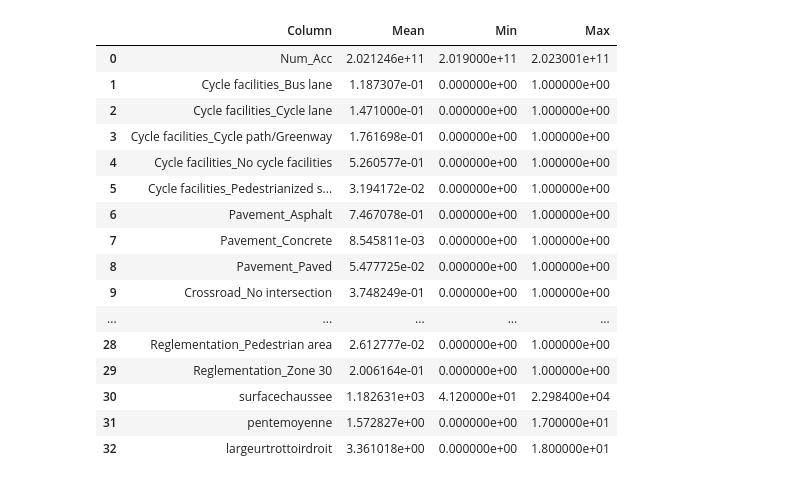
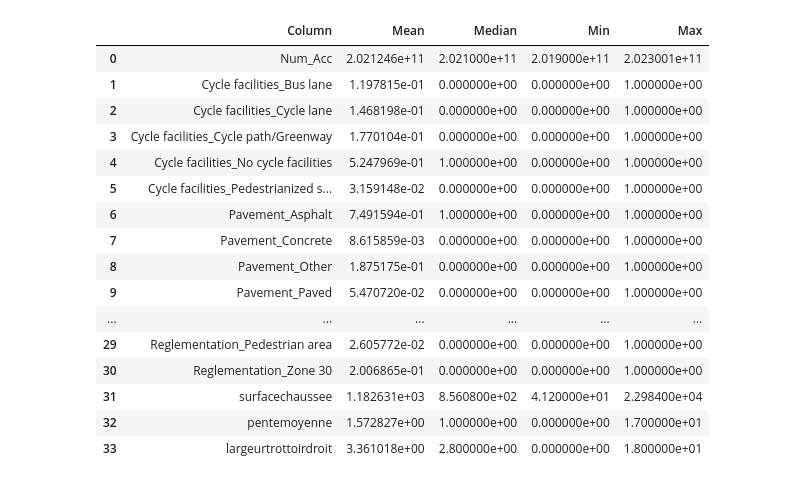
Before and after one commit to martin1207/modeling-mmv-severity, a Jupyter notebook: desc_stats_and_bivariate_test.ipynb, the cells around one changed output. Saved outputs shown, nothing was run; the diff lists cells and outputs as text; code cells hidden in the pictures.

```diff
--- a/desc_stats_and_bivariate_test.ipynb
+++ b/desc_stats_and_bivariate_test.ipynb
@@ -6,7 +3,7 @@ from scipy.stats import kstest, norm, ks_2samp
 # %%
-dataset=pd.read_csv('test_données.csv')
+dataset=pd.read_csv('final_processed_crash_dataset.csv')
 
-dataset=dataset.loc[dataset['Vehicle'].isin(['E-bike','Bike','E-scooter'])]
+dataset=dataset.loc[dataset['Vehicle'].isin(['E-bike','Bike','E-PMD'])]
 dataset=dataset.loc[dataset['severity']!=-1]
 # %%
 data_acc=dataset.drop_duplicates('Num_Acc')
@@ -42,47 +39,48 @@ var_added = pd.get_dummies(
 var_added = var_added.astype(int)
 
 # ======================================
 # Merge continuous variables from data_acc
 # ======================================
 var_added = var_added.merge(
     data_acc[['Num_Acc', 'surfacechaussee', 'pentemoyenne', 'largeurtrottoirdroit']],
     on='Num_Acc',
     how='left'
 )
 
 # ======================================
 # Compute mean, min, and max for each column
 # ======================================
 results_list = [
     {
         'Column': col,
         'Mean': var_added[col].mean(),
+        'Median': var_added[col].median(),
         'Min': var_added[col].min(),
         'Max': var_added[col].max()
     }
     for col in var_added.columns
 ]
 
 # Convert the list of dictionaries into a DataFrame
 results_df = pd.DataFrame(results_list)
 
 # Display summary statistics
 results_df
 # %% [output]
-|  | Column | Mean | Min | Max |
-| 0 | Num_Acc | 2.021246e+11 | 2.019000e+11 | 2.023001e+11 |
-| 1 | Cycle facilities_Bus lane | 1.187307e-01 | 0.000000e+00 | 1.000000e+00 |
-| 2 | Cycle facilities_Cycle lane | 1.471000e-01 | 0.000000e+00 | 1.000000e+00 |
-| 3 | Cycle facilities_Cycle path/Greenway | 1.761698e-01 | 0.000000e+00 | 1.000000e+00 |
-| 4 | Cycle facilities_No cycle facilities | 5.260577e-01 | 0.000000e+00 | 1.000000e+00 |
-| 5 | Cycle facilities_Pedestrianized s... | 3.194172e-02 | 0.000000e+00 | 1.000000e+00 |
-| 6 | Pavement_Asphalt | 7.467078e-01 | 0.000000e+00 | 1.000000e+00 |
-| 7 | Pavement_Concrete | 8.545811e-03 | 0.000000e+00 | 1.000000e+00 |
-| 8 | Pavement_Paved | 5.477725e-02 | 0.000000e+00 | 1.000000e+00 |
-| 9 | Crossroad_No intersection | 3.748249e-01 | 0.000000e+00 | 1.000000e+00 |
-| ... | ... | ... | ... | ... |
-| 28 | Reglementation_Pedestrian area | 2.612777e-02 | 0.000000e+00 | 1.000000e+00 |
-| 29 | Reglementation_Zone 30 | 2.006164e-01 | 0.000000e+00 | 1.000000e+00 |
-| 30 | surfacechaussee | 1.182631e+03 | 4.120000e+01 | 2.298400e+04 |
-| 31 | pentemoyenne | 1.572827e+00 | 0.000000e+00 | 1.700000e+01 |
-| 32 | largeurtrottoirdroit | 3.361018e+00 | 0.000000e+00 | 1.800000e+01 |
+|  | Column | Mean | Median | Min | Max |
+| 0 | Num_Acc | 2.021246e+11 | 2.021000e+11 | 2.019000e+11 | 2.023001e+11 |
+| 1 | Cycle facilities_Bus lane | 1.197815e-01 | 0.000000e+00 | 0.000000e+00 | 1.000000e+00 |
+| 2 | Cycle facilities_Cycle lane | 1.468198e-01 | 0.000000e+00 | 0.000000e+00 | 1.000000e+00 |
+| 3 | Cycle facilities_Cycle path/Greenway | 1.770104e-01 | 0.000000e+00 | 0.000000e+00 | 1.000000e+00 |
+| 4 | Cycle facilities_No cycle facilities | 5.247969e-01 | 1.000000e+00 | 0.000000e+00 | 1.000000e+00 |
+| 5 | Cycle facilities_Pedestrianized s... | 3.159148e-02 | 0.000000e+00 | 0.000000e+00 | 1.000000e+00 |
+| 6 | Pavement_Asphalt | 7.491594e-01 | 1.000000e+00 | 0.000000e+00 | 1.000000e+00 |
+| 7 | Pavement_Concrete | 8.615859e-03 | 0.000000e+00 | 0.000000e+00 | 1.000000e+00 |
+| 8 | Pavement_Other | 1.875175e-01 | 0.000000e+00 | 0.000000e+00 | 1.000000e+00 |
+| 9 | Pavement_Paved | 5.470720e-02 | 0.000000e+00 | 0.000000e+00 | 1.000000e+00 |
+| ... | ... | ... | ... | ... | ... |
+| 29 | Reglementation_Pedestrian area | 2.605772e-02 | 0.000000e+00 | 0.000000e+00 | 1.000000e+00 |
+| 30 | Reglementation_Zone 30 | 2.006865e-01 | 0.000000e+00 | 0.000000e+00 | 1.000000e+00 |
+| 31 | surfacechaussee | 1.182631e+03 | 8.560800e+02 | 4.120000e+01 | 2.298400e+04 |
+| 32 | pentemoyenne | 1.572827e+00 | 1.000000e+00 | 0.000000e+00 | 1.700000e+01 |
+| 33 | largeurtrottoirdroit | 3.361018e+00 | 2.800000e+00 | 0.000000e+00 | 1.800000e+01 |
```
Also changed, not shown: parts of 3 cells of this notebook, 3 other files.
